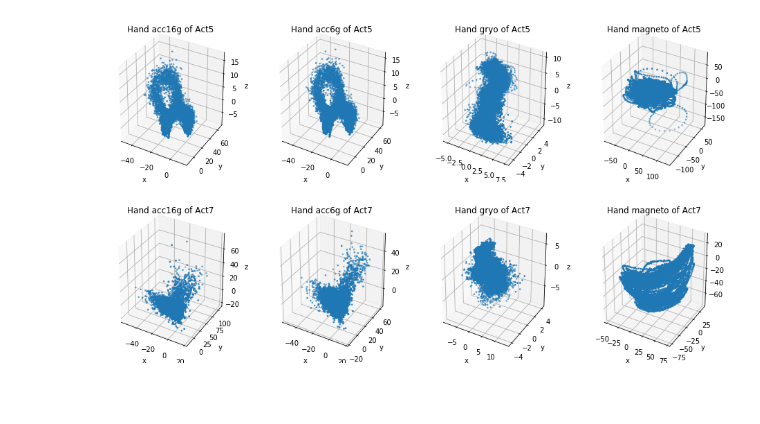
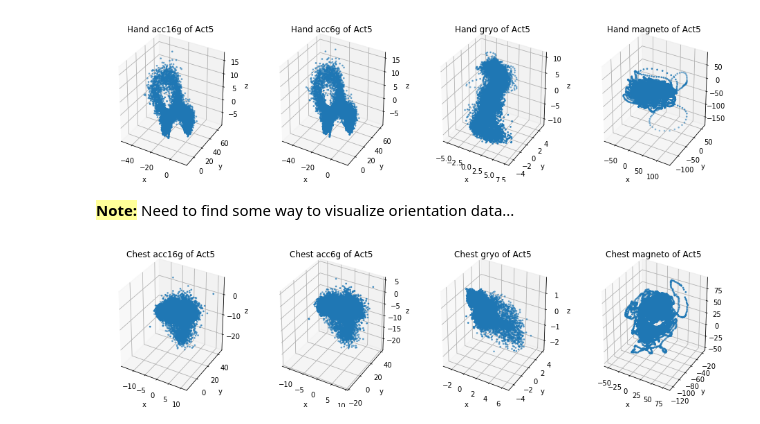
Before and after one commit to kcmeehan/BiometricsActivityClassification, a Jupyter notebook: explore_subject101.ipynb, the cells around one changed output. Saved outputs shown, nothing was run; the diff lists cells and outputs as text; code cells hidden in the pictures; blank space fills up the shorter version.

```diff
--- a/explore_subject101.ipynb
+++ b/explore_subject101.ipynb
@@ -272,9 +301,11 @@ act7Data=nonZeroData.loc[lambda df: df.activityID==7, :].reset_index(drop=True)
-# %%
-fig=plt.figure(figsize=[16, 4])
-plot3DMotion(act7Data.hand_acc16g_x, act7Data.hand_acc16g_y, act7Data.hand_acc16g_z, 'Hand acc16g of Act7', 141)
-plot3DMotion(act7Data.hand_acc6g_x, act7Data.hand_acc6g_y, act7Data.hand_acc6g_z, 'Hand acc6g of Act7', 142)
-plot3DMotion(act7Data.hand_gyro_x, act7Data.hand_gyro_y, act7Data.hand_gyro_z, 'Hand gryo of Act7', 143)
-plot3DMotion(act7Data.hand_mag_x, act7Data.hand_mag_y, act7Data.hand_mag_z, 'Hand magneto of Act7', 144)
-plt.show()
-# %% [output]
-[figure, removed]
+# %% [markdown]
+**<font style="background:#ffff99;">Note:</font>** Need to find some way to visualize orientation data...
+# %%
+fig=plt.figure(figsize=[16, 4])
+plot3DMotion(act5Data.chest_acc16g_x, act5Data.chest_acc16g_y, act5Data.chest_acc16g_z, 'Chest acc16g of Act5', 141)
+plot3DMotion(act5Data.chest_acc6g_x, act5Data.chest_acc6g_y, act5Data.chest_acc6g_z, 'Chest acc6g of Act5', 142)
+plot3DMotion(act5Data.chest_gyro_x, act5Data.chest_gyro_y, act5Data.chest_gyro_z, 'Chest gryo of Act5', 143)
+plot3DMotion(act5Data.chest_mag_x, act5Data.chest_mag_y, act5Data.chest_mag_z, 'Chest magneto of Act5', 144)
+plt.show()
+# %% [output]
+[figure, added]
```
Also changed, not shown: parts of 24 cells of this notebook.
